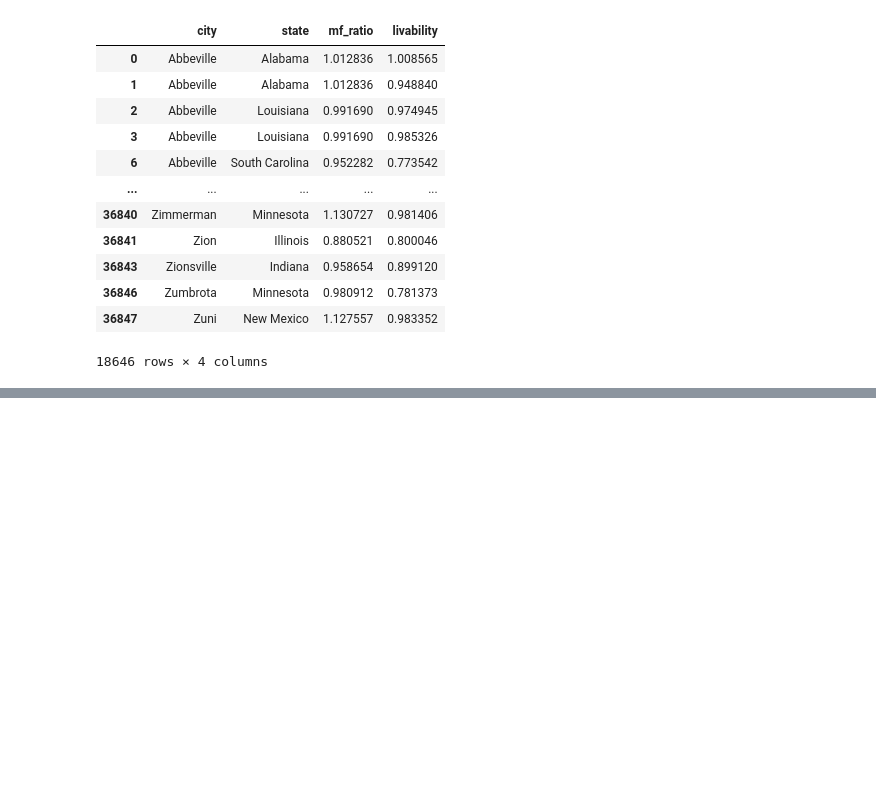
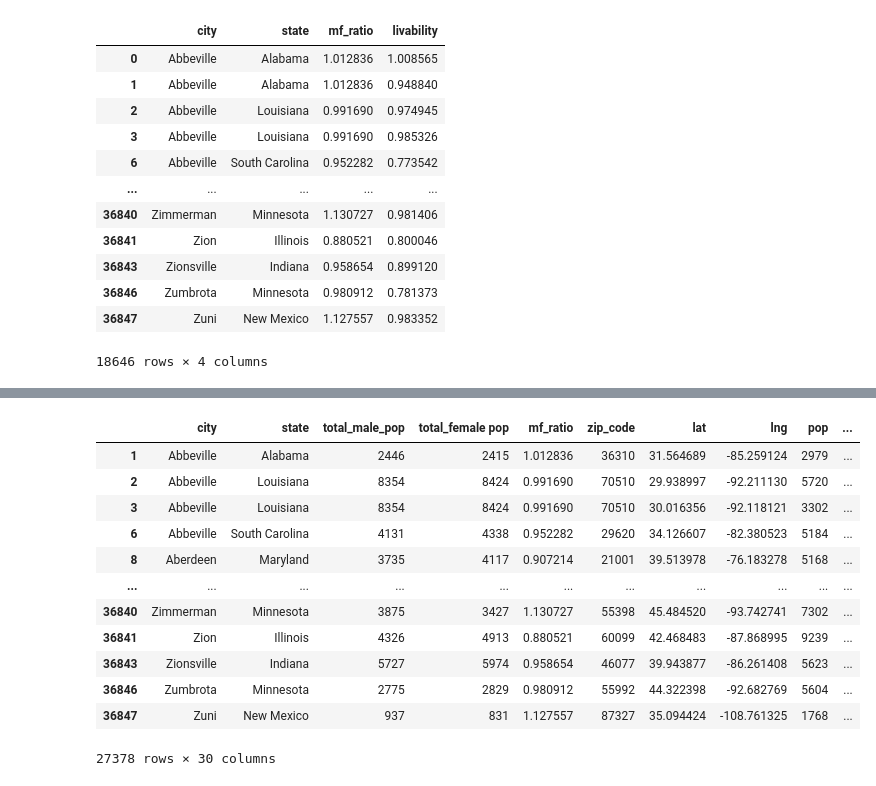
Before and after one commit to Tony363/Dataquest-modules, a Jupyter notebook: mortgage/Project_Final_draft.ipynb, the cells around one changed output, grey strips where cells are left out. Saved outputs shown, nothing was run; the diff lists cells and outputs as text; code cells hidden in the pictures; blank space fills up the shorter version.

```diff
--- a/mortgage/Project_Final_draft.ipynb
+++ b/mortgage/Project_Final_draft.ipynb
@@ -352,0 +348,16 @@ non_misogyny
+# %%
+unlivable
+# %% [output]
+|  | city | state | total_male_pop | total_female pop | mf_ratio | zip_code | lat | lng | pop | ... |
+| 1 | Abbeville | Alabama | 2446 | 2415 | 1.012836 | 36310 | 31.564689 | -85.259124 | 2979 | ... |
+| 2 | Abbeville | Louisiana | 8354 | 8424 | 0.991690 | 70510 | 29.938997 | -92.211130 | 5720 | ... |
+| 3 | Abbeville | Louisiana | 8354 | 8424 | 0.991690 | 70510 | 30.016356 | -92.118121 | 3302 | ... |
+| 6 | Abbeville | South Carolina | 4131 | 4338 | 0.952282 | 29620 | 34.126607 | -82.380523 | 5184 | ... |
+| 8 | Aberdeen | Maryland | 3735 | 4117 | 0.907214 | 21001 | 39.513978 | -76.183278 | 5168 | ... |
+| ... | ... | ... | ... | ... | ... | ... | ... | ... | ... | ... |
+| 36840 | Zimmerman | Minnesota | 3875 | 3427 | 1.130727 | 55398 | 45.484520 | -93.742741 | 7302 | ... |
+| 36841 | Zion | Illinois | 4326 | 4913 | 0.880521 | 60099 | 42.468483 | -87.868995 | 9239 | ... |
+| 36843 | Zionsville | Indiana | 5727 | 5974 | 0.958654 | 46077 | 39.943877 | -86.261408 | 5623 | ... |
+| 36846 | Zumbrota | Minnesota | 2775 | 2829 | 0.980912 | 55992 | 44.322398 | -92.682769 | 5604 | ... |
+| 36847 | Zuni | New Mexico | 937 | 831 | 1.127557 | 87327 | 35.094424 | -108.761325 | 1768 | ... |
+27378 rows × 30 columns
```
Also changed, not shown: parts of 9 cells of this notebook.
